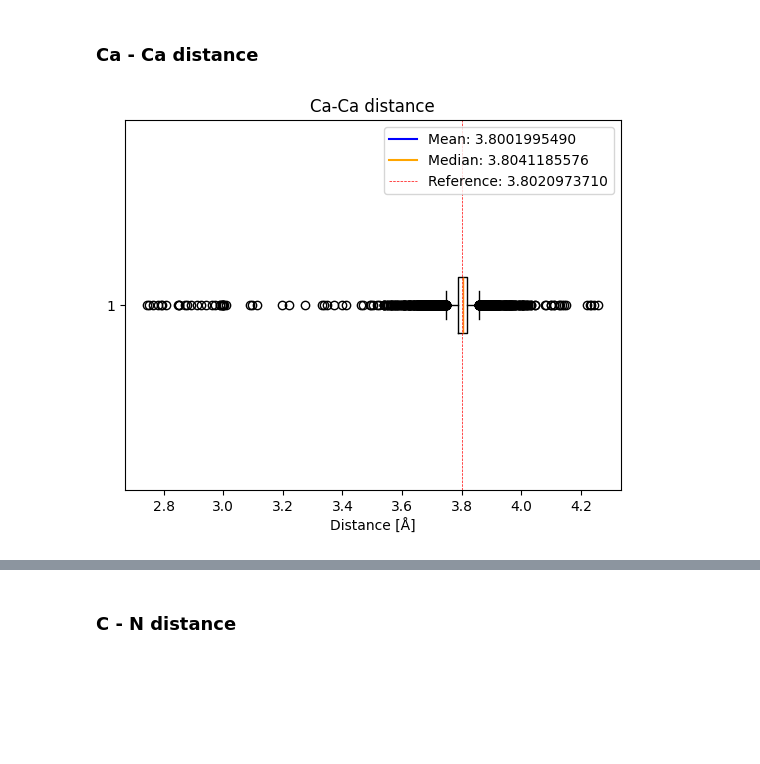
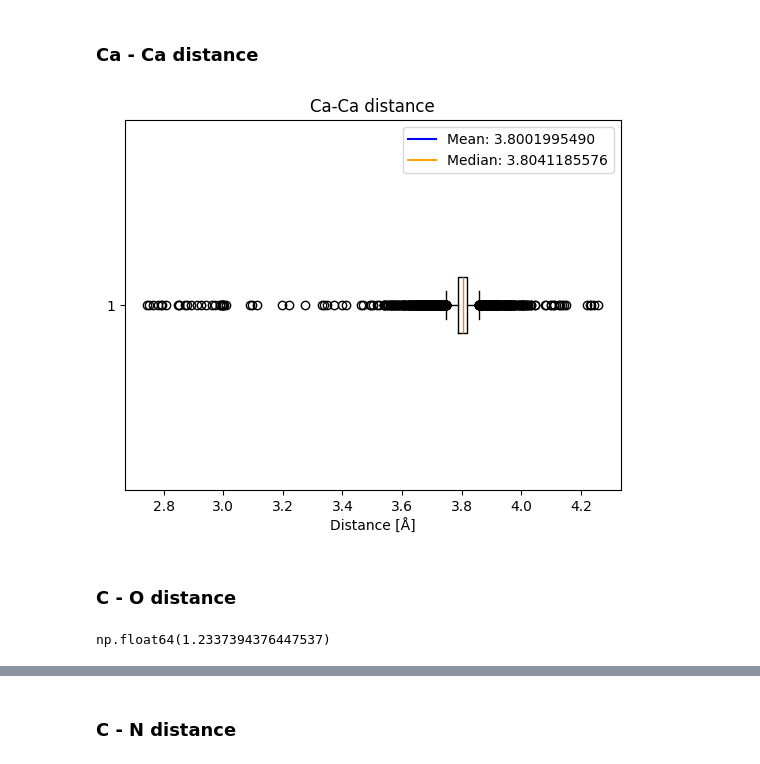
Before and after one commit to maxi-smidt/evofold, a Jupyter notebook: poc/analysis/residue_constants_measure.ipynb, the cells around one changed output, grey strips where cells are left out. Cells and saved outputs as stored; diff of their text form; code cells hidden in the pictures; blank space fills up the shorter version.

```diff
--- a/poc/analysis/residue_constants_measure.ipynb
+++ b/poc/analysis/residue_constants_measure.ipynb
@@ -70,6 +70,20 @@ for sample in samples:
 
 with open(transformed_data, 'w') as f:
     json.dump(amino_acids, f, indent=4)
+# %%
+# utility function
+def bplot_data_with_stats(data, title, label):
+    plt.boxplot(data, vert=False)
+
+    handles = [
+        plt.Line2D([0], [0], color='blue', label=f"Mean: {np.mean(data):.10f}"),
+        plt.Line2D([0], [0], color='orange', label=f"Median: {np.median(data):.10f}"),
+    ]
+    plt.legend(handles=handles, loc='upper right')
+
+    plt.title(title)
+    plt.xlabel(label)
+    plt.show()
 # %% [markdown]
 ## Data stats
 # %%
@@ -117,18 +131,25 @@ for chain in amino_acids:
 ca_ca_distances = np.array(list(filter(lambda v: 2.5 < v < 4.5, ca_ca_distances)))
 # ca_ca_distances = np.array(ca_ca_distances)
 # %%
-plt.boxplot(ca_ca_distances, vert=False)
-plt.axvline(x=af_ca_ca, color='red', linestyle='--', linewidth=0.5)
-
-handles = [
-    plt.Line2D([0], [0], color='blue', label=f"Mean: {np.mean(ca_ca_distances):.10f}"),
-    plt.Line2D([0], [0], color='orange', label=f"Median: {np.median(ca_ca_distances):.10f}"),
-    plt.Line2D([0], [0], color='red', linestyle='--', linewidth=0.5, label=f"Reference: {af_ca_ca:.10f}")
-]
-plt.legend(handles=handles, loc='upper right')
-
-plt.title('Ca-Ca distance')
-plt.xlabel('Distance [Å]')
-plt.show()
+bplot_data_with_stats(ca_ca_distances, 'Ca-Ca distance', 'Distance [Å]')
 # %% [output]
-[figure, old version]
+[figure, new version]
+# %% [markdown]
+### C - O distance
+# %%
+c_o_distances = []
+for chain in amino_acids:
+    for aa in chain:
+        c = next(atom for atom in aa[1:] if atom[0] == 'C')
+        o = next(atom for atom in aa[1:] if atom[0] == 'O')
+
+        c_o_distances.append(
+            math.sqrt(
+                (c[1]-o[1])**2 + (c[2]-o[2])**2 + (c[3]-o[3])**2
+            )
+        )
+
+# c_o_distances = np.array(list(filter(lambda v: 1 < v < 2, c_o_distances)))
+c_o_distances = np.array(c_o_distances)
+# %% [output]
+np.float64(1.2337394376447537)
```
Also changed, not shown: parts of 9 cells of this notebook, 2 other files.
